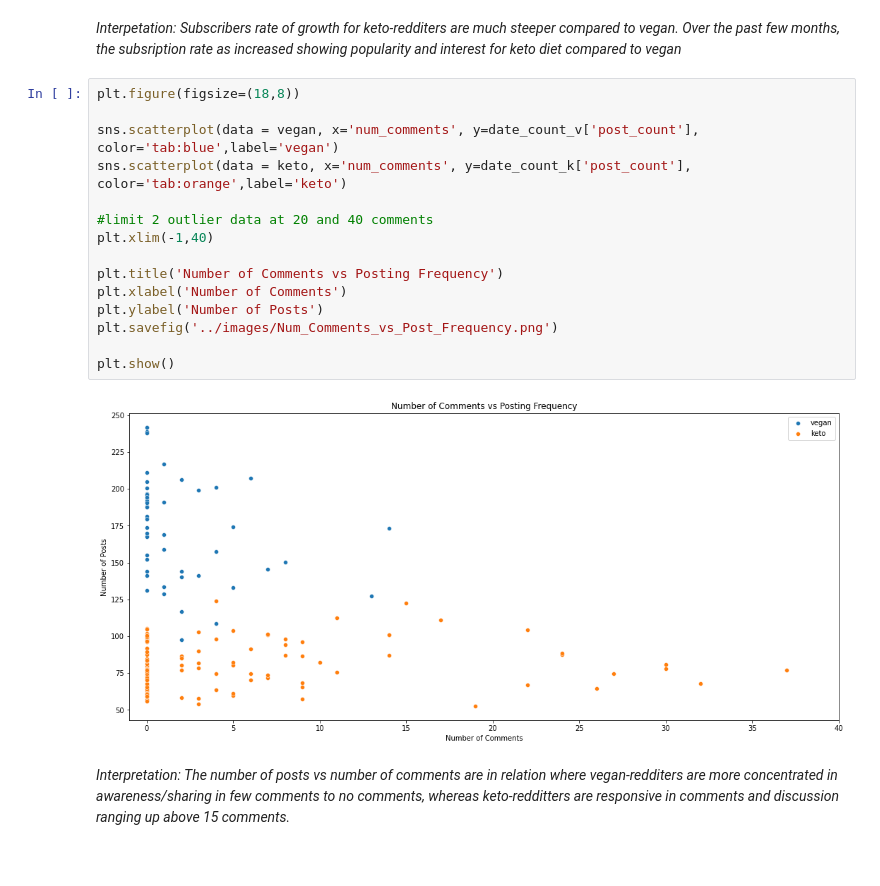
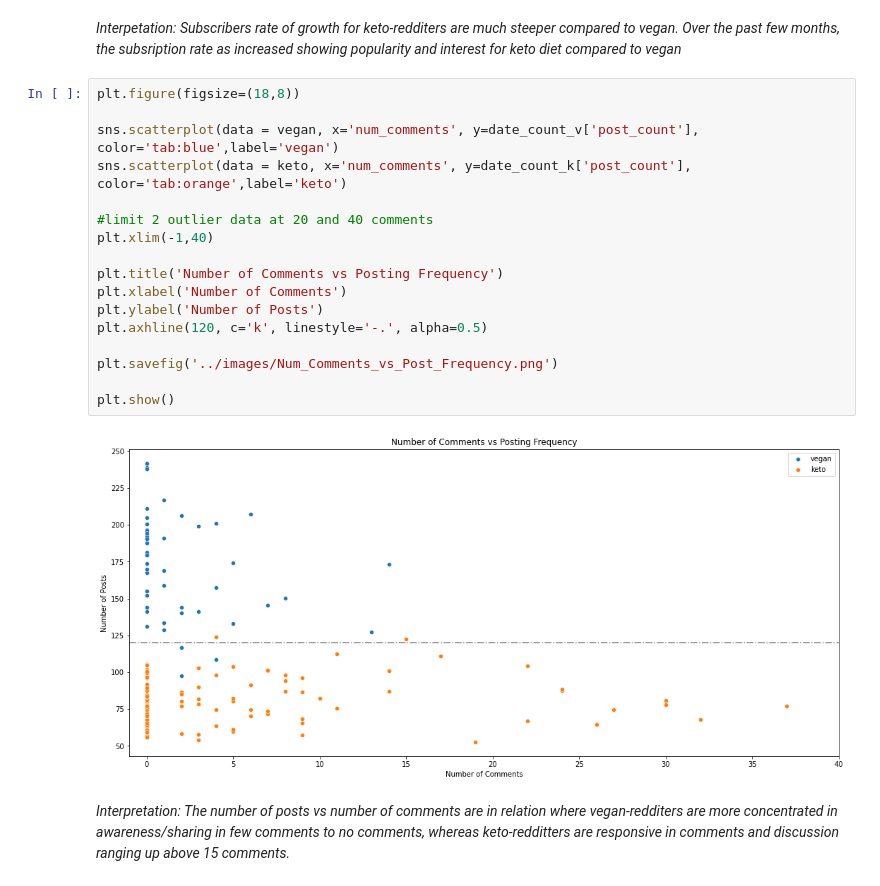
Before and after one commit to JeanLiew/Diet-Classification-Model, a Jupyter notebook: code/02_Cleaning_and_EDA.ipynb, the cells around one changed output. Saved outputs shown, nothing was run; the diff lists cells and outputs as text.

```diff
--- a/code/02_Cleaning_and_EDA.ipynb
+++ b/code/02_Cleaning_and_EDA.ipynb
@@ -481,20 +492,22 @@ plt.show()
 # %%
 plt.figure(figsize=(18,8))
 
 sns.scatterplot(data = vegan, x='num_comments', y=date_count_v['post_count'], color='tab:blue',label='vegan')
 sns.scatterplot(data = keto, x='num_comments', y=date_count_k['post_count'], color='tab:orange',label='keto')
 
 #limit 2 outlier data at 20 and 40 comments
 plt.xlim(-1,40)
 
 plt.title('Number of Comments vs Posting Frequency')
 plt.xlabel('Number of Comments')
 plt.ylabel('Number of Posts')
+plt.axhline(120, c='k', linestyle='-.', alpha=0.5)
+
 plt.savefig('../images/Num_Comments_vs_Post_Frequency.png')
 
 plt.show()
 # %% [output]
-[figure, old version]
+[figure, new version]
 # %% [markdown]
 *Interpretation: The number of posts vs number of comments are in relation where vegan-redditers are more concentrated in awareness/sharing in few comments to no comments, whereas keto-redditters are responsive in comments and discussion ranging up above 15 comments.*
 # %%
```
Also changed, not shown: parts of 18 cells of this notebook, 7 other files.
